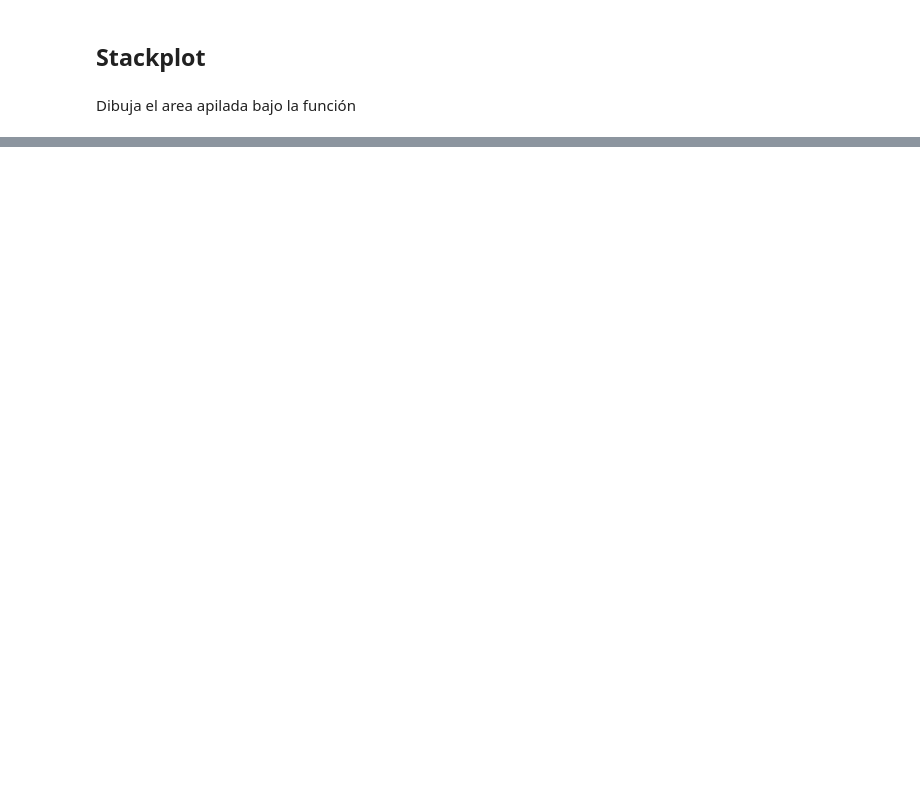
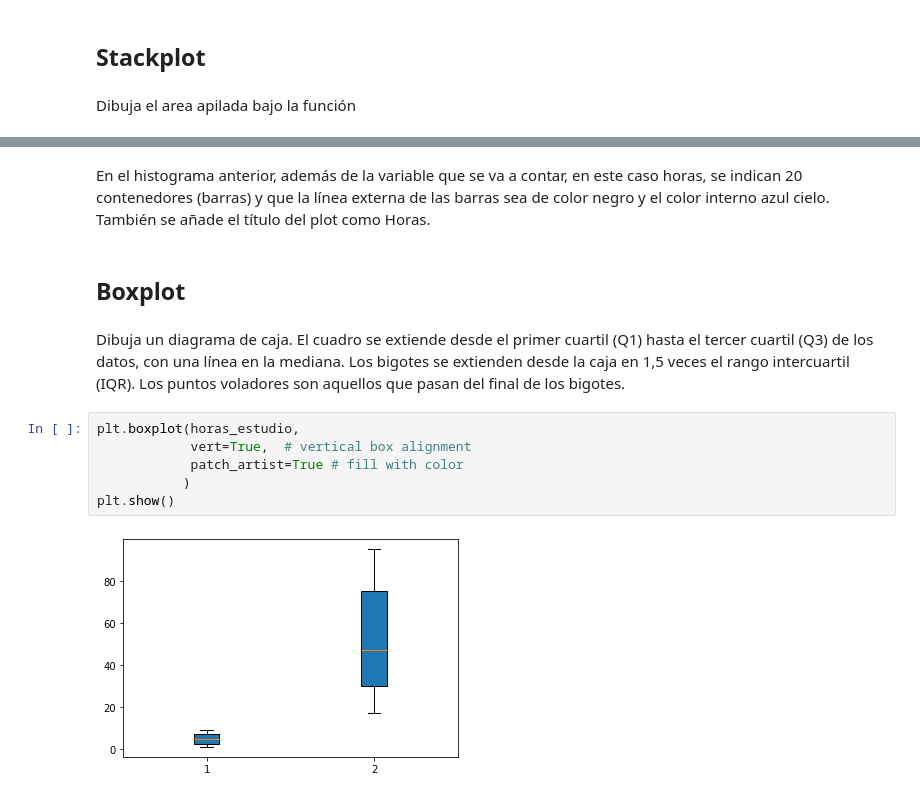
Before and after one commit to UAX-BigData-Grupo3/devPython-grupo3, a Jupyter notebook: matpotlib.ipynb, the cells around one changed output, grey strips where cells are left out. Cells and saved outputs as stored; diff of their text form; blank space fills up the shorter version.

```diff
--- a/matpotlib.ipynb
+++ b/matpotlib.ipynb
@@ -176,0 +196,14 @@ Text(0, 0.5, 'Horas')
+# %% [markdown]
+En el histograma anterior, además de la variable que se va a contar, en este caso horas, se indican 20 contenedores (barras) y que la línea externa de las barras sea de color negro y el color interno azul cielo. También se añade el título del plot como Horas.
+# %% [markdown]
+## Boxplot
+# %% [markdown]
+Dibuja un diagrama de caja. El cuadro se extiende desde el primer cuartil (Q1) hasta el tercer cuartil (Q3) de los datos, con una línea en la mediana. Los bigotes se extienden desde la caja en 1,5 veces el rango intercuartil (IQR). Los puntos voladores son aquellos que pasan del final de los bigotes.
+# %%
+plt.boxplot(horas_estudio,
+            vert=True,  # vertical box alignment
+            patch_artist=True # fill with color
+           )
+plt.show()
+# %% [output]
+[figure, added]
```
Also changed, not shown: parts of 42 cells of this notebook.
